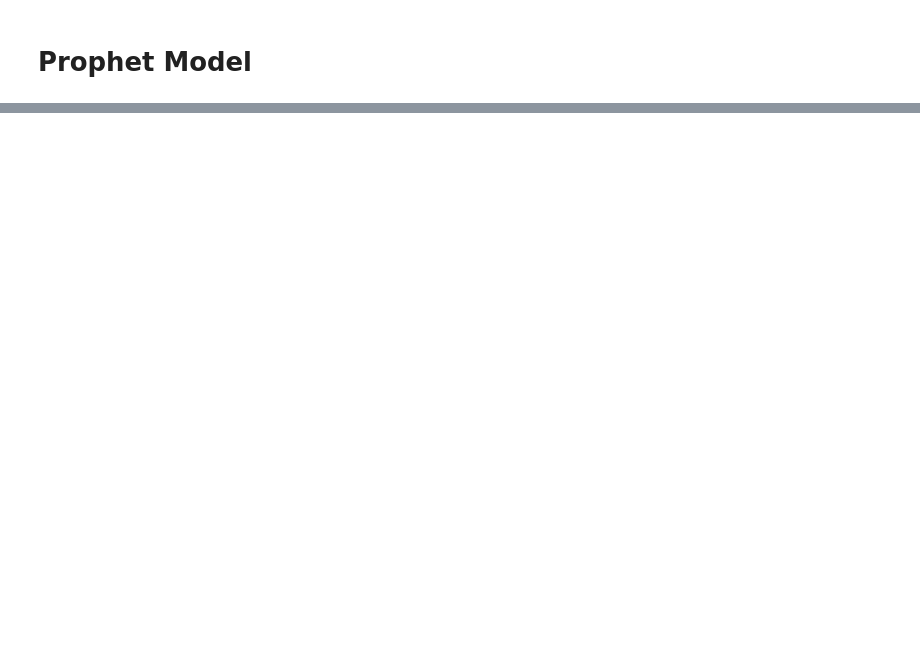
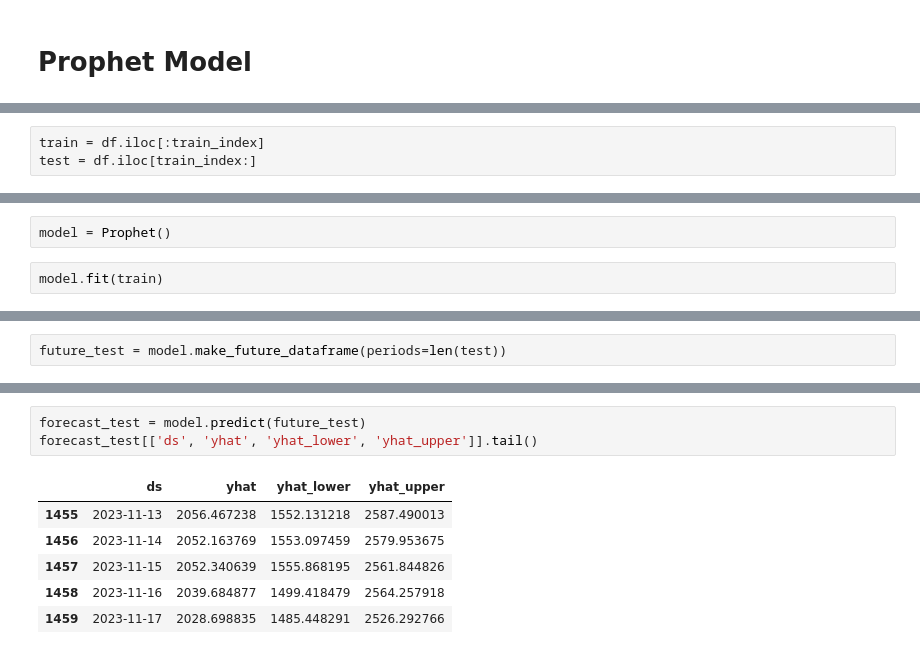
Before and after one commit to LeonMichel96/ML-Time-Series-Crypto, a Jupyter notebook: notebooks/Prophet_TimeSeries.ipynb, the cells around one changed output, grey strips where cells are left out. Drawn from its saved outputs; the diff is of its cells as text; blank space fills up the shorter version.

```diff
--- a/notebooks/Prophet_TimeSeries.ipynb
+++ b/notebooks/Prophet_TimeSeries.ipynb
@@ -87,0 +115,3 @@ sns.lineplot(data=df, x='Date', y='Price')
+# %%
+train = df.iloc[:train_index]
+test = df.iloc[train_index:]
@@ -87,0 +141,4 @@ sns.lineplot(data=df, x='Date', y='Price')
+# %%
+model = Prophet()
+# %%
+model.fit(train)
@@ -87,0 +149,2 @@ sns.lineplot(data=df, x='Date', y='Price')
+# %%
+future_test = model.make_future_dataframe(periods=len(test))
@@ -87,0 +167,10 @@ sns.lineplot(data=df, x='Date', y='Price')
+# %%
+forecast_test = model.predict(future_test)
+forecast_test[['ds', 'yhat', 'yhat_lower', 'yhat_upper']].tail()
+# %% [output]
+|  | ds | yhat | yhat_lower | yhat_upper |
+| 1455 | 2023-11-13 | 2056.467238 | 1552.131218 | 2587.490013 |
+| 1456 | 2023-11-14 | 2052.163769 | 1553.097459 | 2579.953675 |
+| 1457 | 2023-11-15 | 2052.340639 | 1555.868195 | 2561.844826 |
+| 1458 | 2023-11-16 | 2039.684877 | 1499.418479 | 2564.257918 |
+| 1459 | 2023-11-17 | 2028.698835 | 1485.448291 | 2526.292766 |
```
Also changed, not shown: parts of 22 cells of this notebook.
